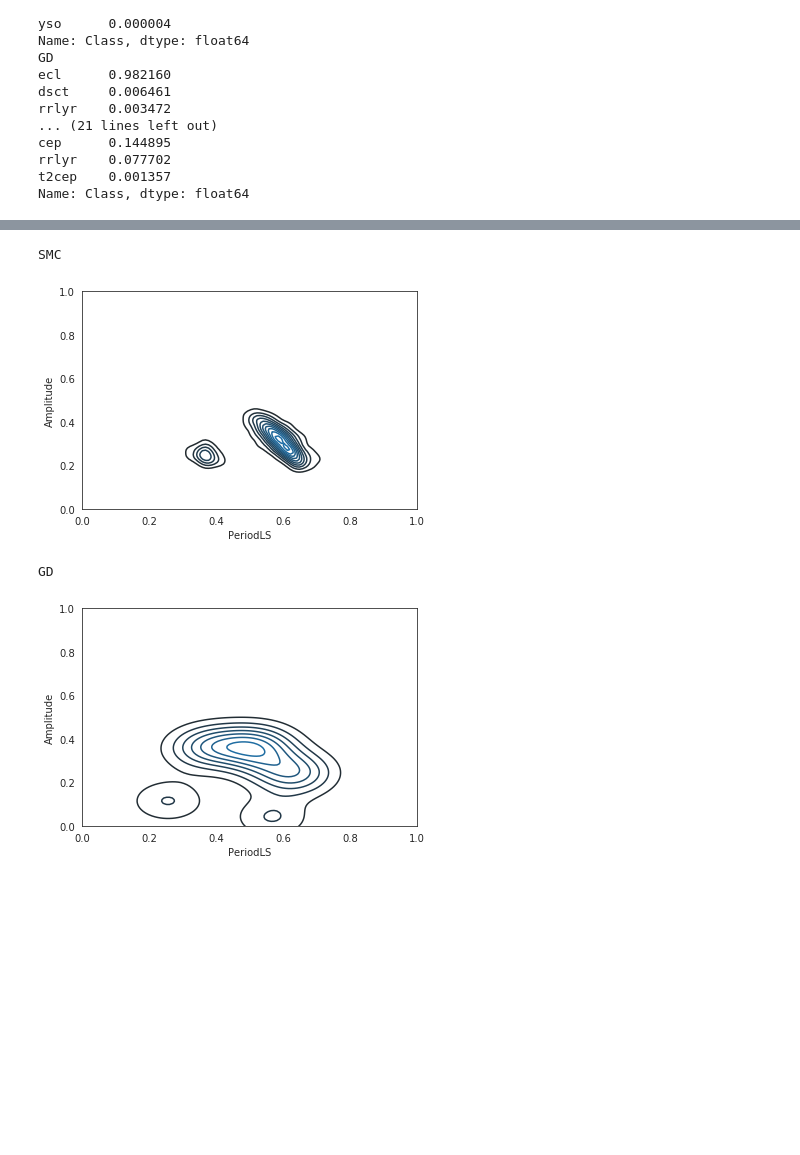
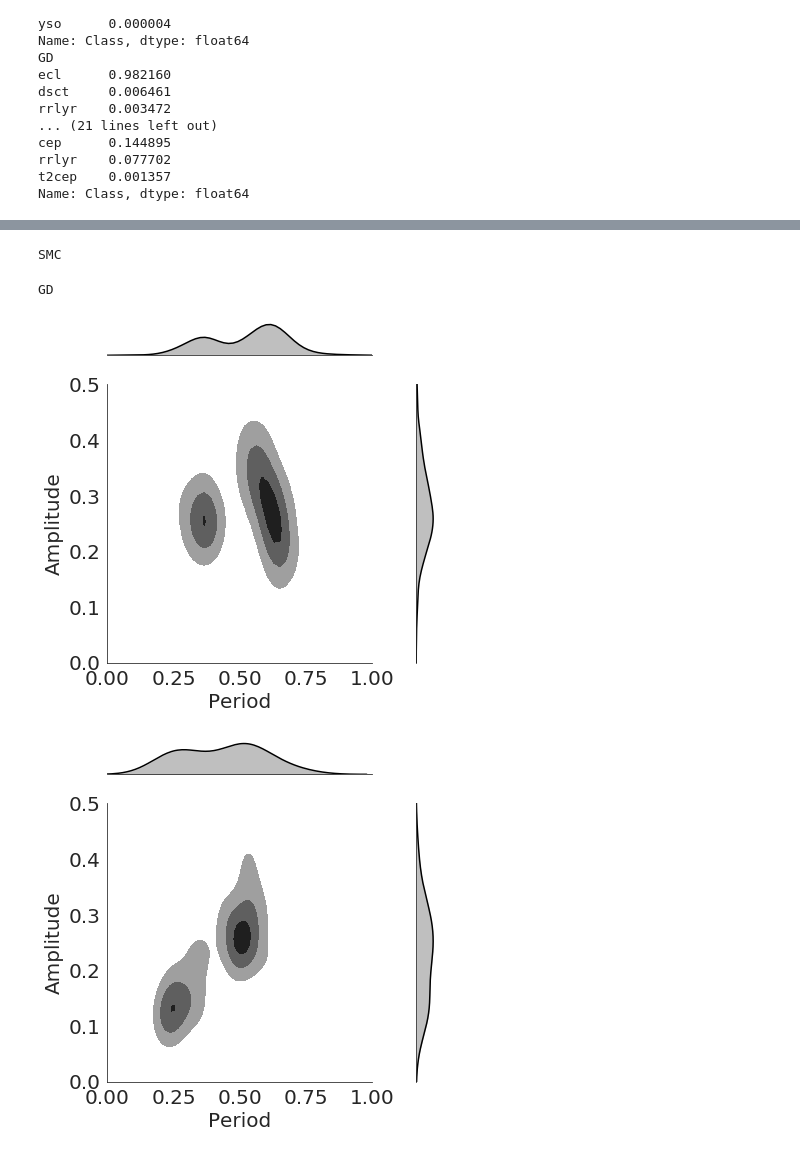
Before and after one commit to frperezgalarce/vsbms, a Jupyter notebook: Notebooks/Figure3.ipynb, the cells around one changed output, grey strips where cells are left out. Drawn from its saved outputs; the diff is of its cells as text; code cells hidden in the pictures; blank space fills up the shorter version.

```diff
--- a/Notebooks/Figure3.ipynb
+++ b/Notebooks/Figure3.ipynb
@@ -9,5 +13,5 @@ lc_train = pd.read_table("/home/francisco/Escritorio/code/vsbms/data/BIASEDFATS/
 # %%
-data = pd.read_table("/home/francisco/Escritorio/code/Marginal_likelihood/data/FATS/OGLE_FATS_12022019.csv", sep= ',')
+data = pd.read_table("/home/franciscoperez/Desktop/Code/Marginal_likelihood/data/FATS/OGLE_FATS_12022019.csv", sep= ',')
 # %%
 new_train = lc_train['ID'].str.split("-", n = 3, expand = True)
 new_test = lc_test['ID'].str.split("-", n = 3, expand = True)
@@ -79,0 +80,20 @@ lc_test['Amplitude'].min()
+# %%
+rc={'axes.labelsize': 20, 'font.size': 20, 'legend.fontsize': 20.0, 'axes.titlesize': 20.0}
+plt.rcParams.update(**rc)
+
+lc_test = lc_test[lc_test['Class']=='RRLYR']
+for f in [ 'SMC', 'GD']:
+    lc= lc_test[lc_test['Field']==f]
+    print(f)
+    h = sns.jointplot(x=lc['PeriodLS'], y=lc["Amplitude"], kind='kde', xlim=(0,1),
+                      ylim =(0, 0.5), color='black', bw=.04, kernel='triw',
+                      alpha=1, n_levels=3, gridsize=100,
+                      shade_lowest=False, shade=True)
+    h.set_axis_labels('x', 'y')
+# or set labels via the axes objects
+    h.ax_joint.set_xlabel('Period')
+    h.ax_joint.set_ylabel('Amplitude')
+    # also possible to manipulate the histogram plots this way, e.g.
+    #h.ax_marg_y.grid('on') # with ugly consequences...
+    # labels appear outside of plot area, so auto-adjust
+    plt.tight_layout()
@@ -80,14 +105,19 @@ lc_test['Amplitude'].min()
 # %%
-lc_test = lc_test[lc_test['Class']=='RRLYR']
-for f in ['SMC', 'GD']:
-    lc= lc_test[lc_test['Field']==f]
+lc_train = lc_train[lc_train['Class']=='RRLYR']
+for f in ['SMC',  'GD']:
+    lc= lc_train[lc_train['Field']==f]
     print(f)
-    sns.kdeplot(lc['PeriodLS'], lc["Amplitude"])
-    plt.xlim(0,1)
-    plt.ylim(0,1)
-    plt.show()
+    sns.set_style("white")
+    h = sns.jointplot(x=lc['PeriodLS'], y=lc["Amplitude"],kind='kde',  xlim=(0,1),
+                      ylim =(0, 0.5), color='black', bw=.04, kernel='triw',
+                      alpha=1, n_levels=3, gridsize=100,
+                      shade_lowest=False, shade=True)
+    h.set_axis_labels('x', 'y')
+    h.ax_joint.set_xlabel('Period')
+    h.ax_joint.set_ylabel('Amplitude')
+    plt.tight_layout()
 # %% [output]
 SMC
+GD
-[figure, old version]
+[figure, new version]
-GD
-[figure, old version]
+[figure, new version]
```
Also changed, not shown: parts of 18 cells of this notebook, 1 other file.
